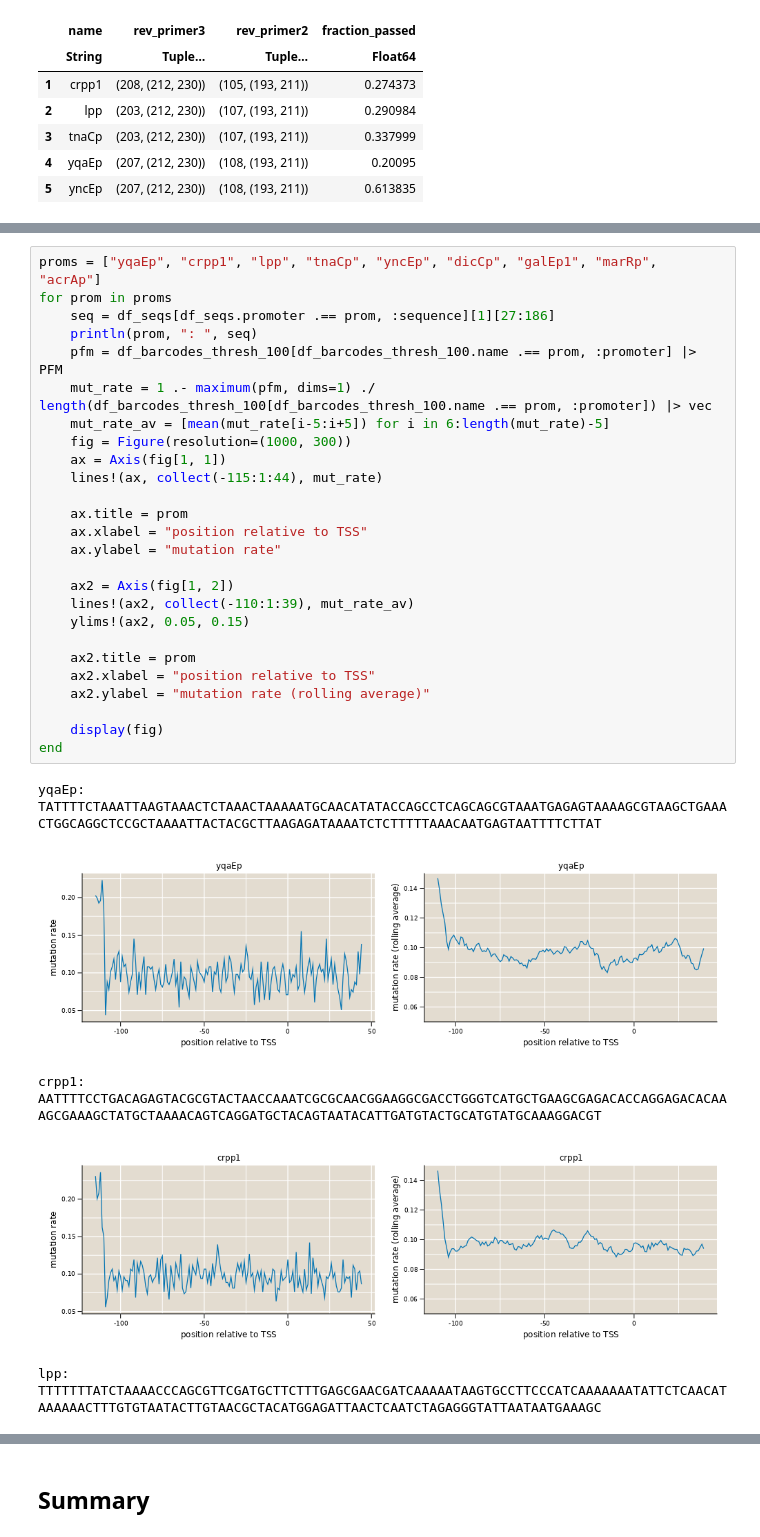
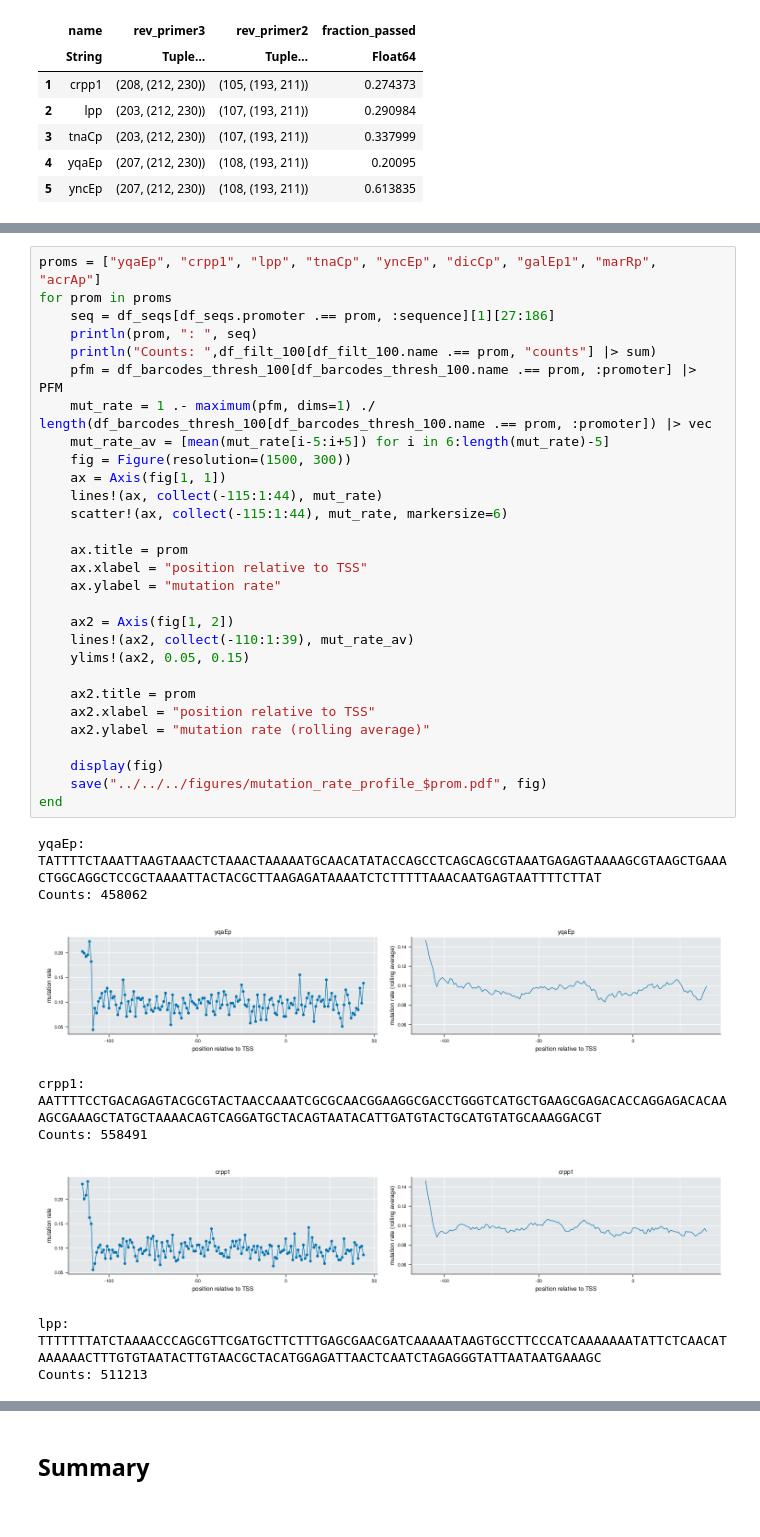
Before and after one commit to RPGroup-PBoC/Reg-Seq-2, a Jupyter notebook: code/processing/20220514_mapping/Mapping_analysis.ipynb, the cells around one changed output, grey strips where cells are left out. Drawn from its saved outputs; the diff is of its cells as text.

```diff
--- a/code/processing/20220514_mapping/Mapping_analysis.ipynb
+++ b/code/processing/20220514_mapping/Mapping_analysis.ipynb
@@ -1115,32 +1125,38 @@ fig
 # %%
 proms = ["yqaEp", "crpp1", "lpp", "tnaCp", "yncEp", "dicCp", "galEp1", "marRp", "acrAp"]
 for prom in proms
     seq = df_seqs[df_seqs.promoter .== prom, :sequence][1][27:186]
     println(prom, ": ", seq)
+    println("Counts: ",df_filt_100[df_filt_100.name .== prom, "counts"] |> sum)
     pfm = df_barcodes_thresh_100[df_barcodes_thresh_100.name .== prom, :promoter] |> PFM
     mut_rate = 1 .- maximum(pfm, dims=1) ./ length(df_barcodes_thresh_100[df_barcodes_thresh_100.name .== prom, :promoter]) |> vec
     mut_rate_av = [mean(mut_rate[i-5:i+5]) for i in 6:length(mut_rate)-5]
-    fig = Figure(resolution=(1000, 300))
+    fig = Figure(resolution=(1500, 300))
     ax = Axis(fig[1, 1])
     lines!(ax, collect(-115:1:44), mut_rate)
+    scatter!(ax, collect(-115:1:44), mut_rate, markersize=6)
 
     ax.title = prom
     ax.xlabel = "position relative to TSS"
     ax.ylabel = "mutation rate"
 
     ax2 = Axis(fig[1, 2])
     lines!(ax2, collect(-110:1:39), mut_rate_av)
     ylims!(ax2, 0.05, 0.15)
 
     ax2.title = prom
     ax2.xlabel = "position relative to TSS"
     ax2.ylabel = "mutation rate (rolling average)"
 
     display(fig)
+    save("../../../figures/mutation_rate_profile_$prom.pdf", fig)
 end
 # %% [output]
 yqaEp: TATTTTCTAAATTAAGTAAACTCTAAACTAAAAATGCAACATATACCAGCCTCAGCAGCGTAAATGAGAGTAAAAGCGTAAGCTGAAACTGGCAGGCTCCGCTAAAATTACTACGCTTAAGAGATAAAATCTCTTTTTAAACAATGAGTAATTTTCTTAT
+Counts: 458062
-[figure, old version]
+[figure, new version]
 crpp1: AATTTTCCTGACAGAGTACGCGTACTAACCAAATCGCGCAACGGAAGGCGACCTGGGTCATGCTGAAGCGAGACACCAGGAGACACAAAGCGAAAGCTATGCTAAAACAGTCAGGATGCTACAGTAATACATTGATGTACTGCATGTATGCAAAGGACGT
+Counts: 558491
-[figure, old version]
+[figure, new version]
 lpp: TTTTTTTATCTAAAACCCAGCGTTCGATGCTTCTTTGAGCGAACGATCAAAAATAAGTGCCTTCCCATCAAAAAAATATTCTCAACATAAAAAACTTTGTGTAATACTTGTAACGCTACATGGAGATTAACTCAATCTAGAGGGTATTAATAATGAAAGC
+Counts: 511213
```
Also changed, not shown: parts of 10 cells of this notebook, 2 other files.
